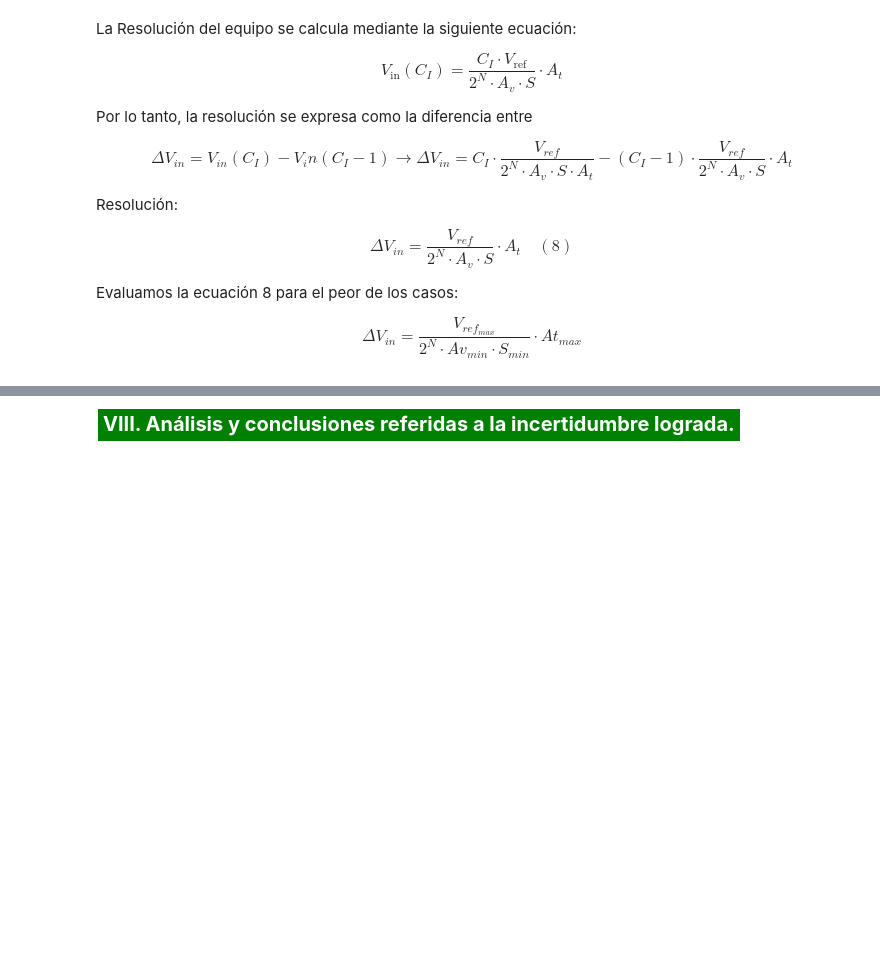
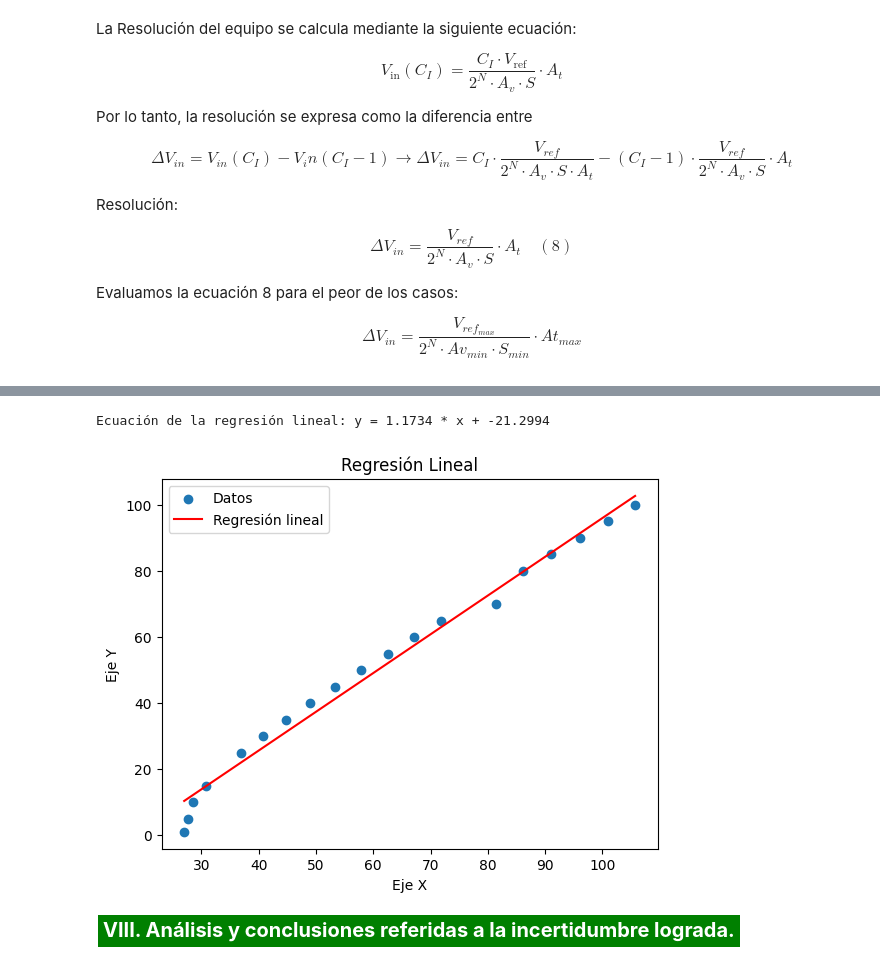
Before and after one commit to D8aCruz/Proyecto-ME1-R4053, a Jupyter notebook: TPO-ME1.ipynb, the cells around one changed output, grey strips where cells are left out. Saved outputs shown, nothing was run; the diff lists cells and outputs as text; code cells hidden in the pictures; blank space fills up the shorter version.

```diff
--- a/TPO-ME1.ipynb
+++ b/TPO-ME1.ipynb
@@ -467,3 +561,47 @@ $\displaystyle Escala    2V: ΔV_{in} = 0.026[V_{rms}]$
+# %%
+import pandas as pd
+from sklearn.linear_model import LinearRegression
+import matplotlib.pyplot as plt
+
+# Lee los datos desde el archivo Excel
+archivo_excel = 'MedicionesAD736v2.xlsx'
+df = pd.read_excel(archivo_excel)
+
+# Supongamos que tienes columnas llamadas 'X' y 'Y' en tu archivo Excel
+columna_x = 'Vi'
+columna_y = 'Vv'
+
+# Verifica y limpia los datos si es necesario
+df = df.dropna(subset=[columna_x, columna_y])
+df[columna_x] = pd.to_numeric(df[columna_x], errors='coerce')
+df[columna_y] = pd.to_numeric(df[columna_y], errors='coerce')
+
+# Crear un modelo de regresión lineal
+modelo = LinearRegression()
+
+# Ajustar el modelo con los datos
+X = df[[columna_x]]
+y = df[columna_y]
+modelo.fit(X, y)
+
+# Obtener los coeficientes de la regresión lineal
+pendiente = modelo.coef_[0]
+intercepto = modelo.intercept_
+
+# Imprimir la ecuación lineal
+print(f'Ecuación de la regresión lineal: y = {pendiente:.4f} * x + {intercepto:.4f}')
+
+# Trazar los datos y la línea de regresión
+plt.scatter(df[columna_x], df[columna_y], label='Datos')
+plt.plot(df[columna_x], modelo.predict(X), color='red', label='Regresión lineal')
+plt.title('Regresión Lineal')
+plt.xlabel('Eje X')
+plt.ylabel('Eje Y')
+plt.legend()
+plt.show()
+# %% [output]
+Ecuación de la regresión lineal: y = 1.1734 * x + -21.2994
+[figure, added]
 # %% [markdown]
 <div style="text-align: left;">
   <span style="border: 2px solid white; padding: 5px; display: inline-block; background-color: green; font-family: 'American Typewriter', 'Courier New', Courier, 'Lucida Sans Typewriter', 'Lucida Typewriter', monospace; font-size: 20px; color: #FFFFFF; font-weight: bold;">
```
Also changed, not shown: parts of 14 cells of this notebook, 2 other files.
